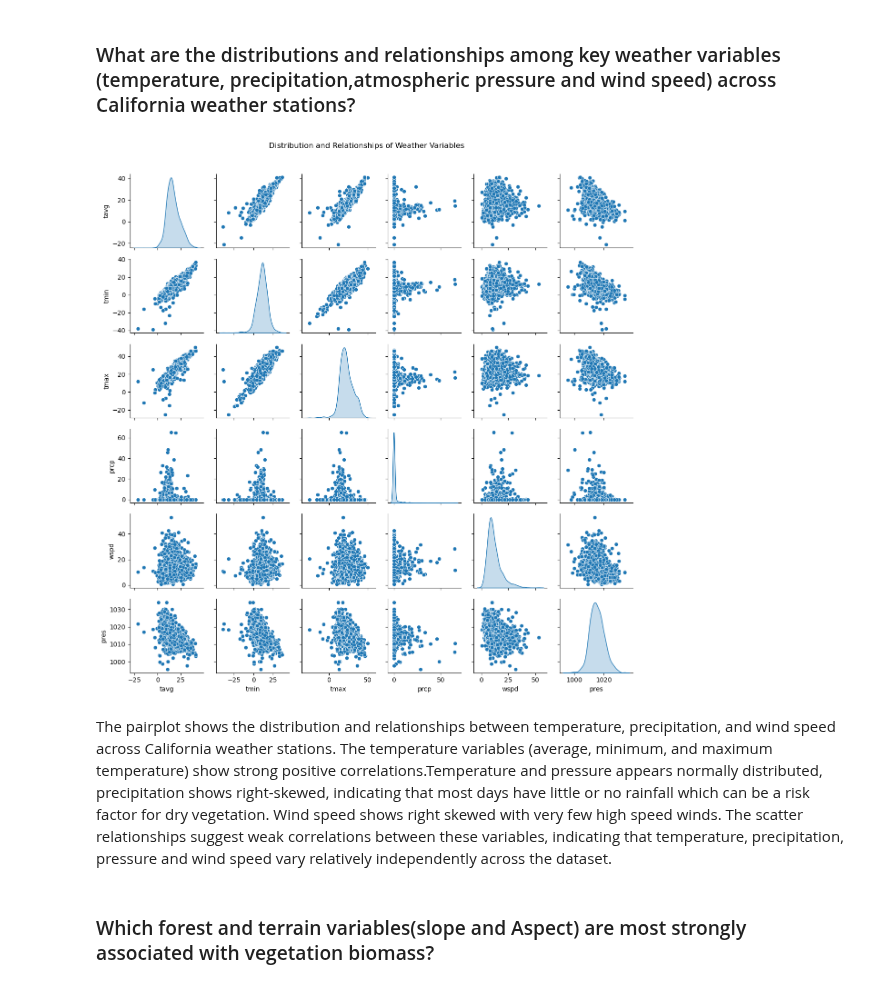
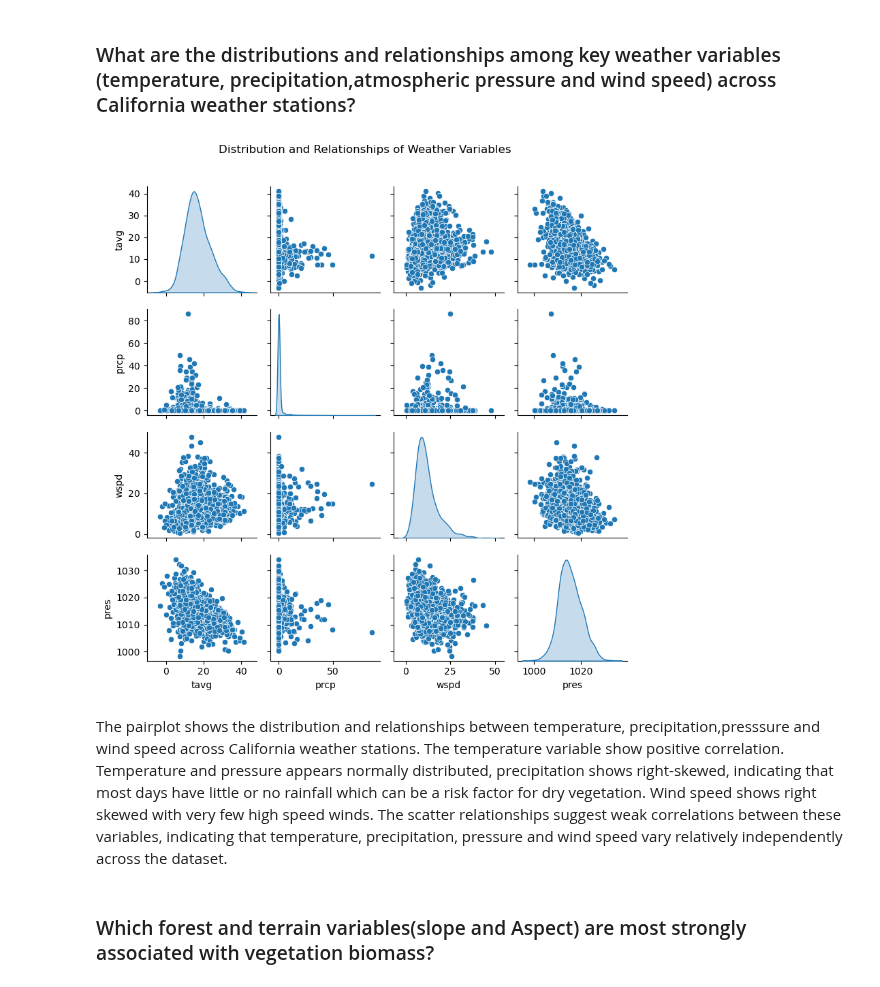
Before and after one commit to SheshmaJ/ADS-508-Final-Project, a Jupyter notebook: data ingestion and exploration.ipynb, the cells around one changed output. Saved outputs shown, nothing was run; the diff lists cells and outputs as text; code cells hidden in the pictures.

```diff
--- a/data ingestion and exploration.ipynb
+++ b/data ingestion and exploration.ipynb
@@ -325,17 +355,17 @@ weather.to_csv("s3://vegetation-risk-ml/raw/weather/california_weather_data.csv"
 ### What are the distributions and relationships among key weather variables (temperature, precipitation,atmospheric pressure and wind speed) across California weather stations?
 # %%
 #select key weather variables for analysis
-weather_subset = weather[["tavg","tmin","tmax","prcp","wspd","pres"]]
+weather_subset = weather[["tavg","prcp","wspd","pres"]]
 #plot pairwise relationships and distributions of weather variables using seaborn
 sns.pairplot(weather_subset.sample(2000),diag_kind="kde", height=2)
 
 plt.suptitle("Distribution and Relationships of Weather Variables", y=1.02)
 plt.tight_layout()
 plt.show()
 # %% [output]
-[figure, old version]
+[figure, new version]
 # %% [markdown]
-The pairplot shows the distribution and relationships between temperature, precipitation, and wind speed across California weather stations. The temperature variables (average, minimum, and maximum temperature) show strong positive correlations.Temperature and pressure appears normally distributed, precipitation shows right-skewed, indicating that most days have little or no rainfall which can be a risk factor for dry vegetation. Wind speed shows right skewed with very few high speed winds. The scatter relationships suggest weak correlations between these variables, indicating that temperature, precipitation, pressure and wind speed vary relatively independently across the dataset.
+The pairplot shows the distribution and relationships between temperature, precipitation,presssure and wind speed across California weather stations. The temperature variable show positive correlation. Temperature and pressure appears normally distributed, precipitation shows right-skewed, indicating that most days have little or no rainfall which can be a risk factor for dry vegetation. Wind speed shows right skewed with very few high speed winds. The scatter relationships suggest weak correlations between these variables, indicating that temperature, precipitation, pressure and wind speed vary relatively independently across the dataset.
 # %% [markdown]
 ### Which forest and terrain variables(slope and Aspect) are most strongly associated with vegetation biomass?
 # %% [markdown]
```
Also changed, not shown: parts of 9 cells of this notebook.
